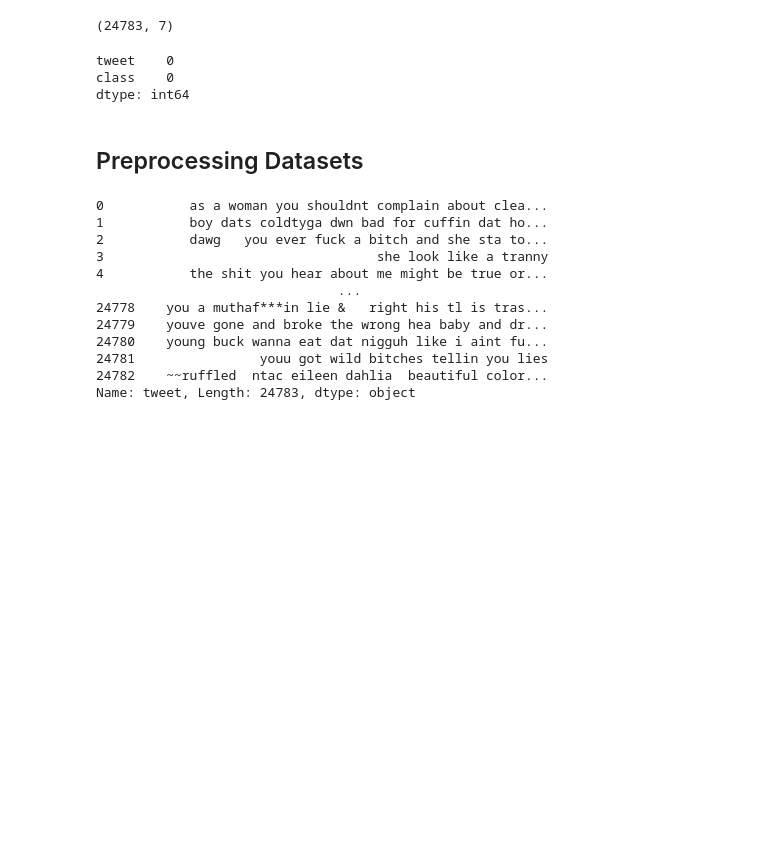
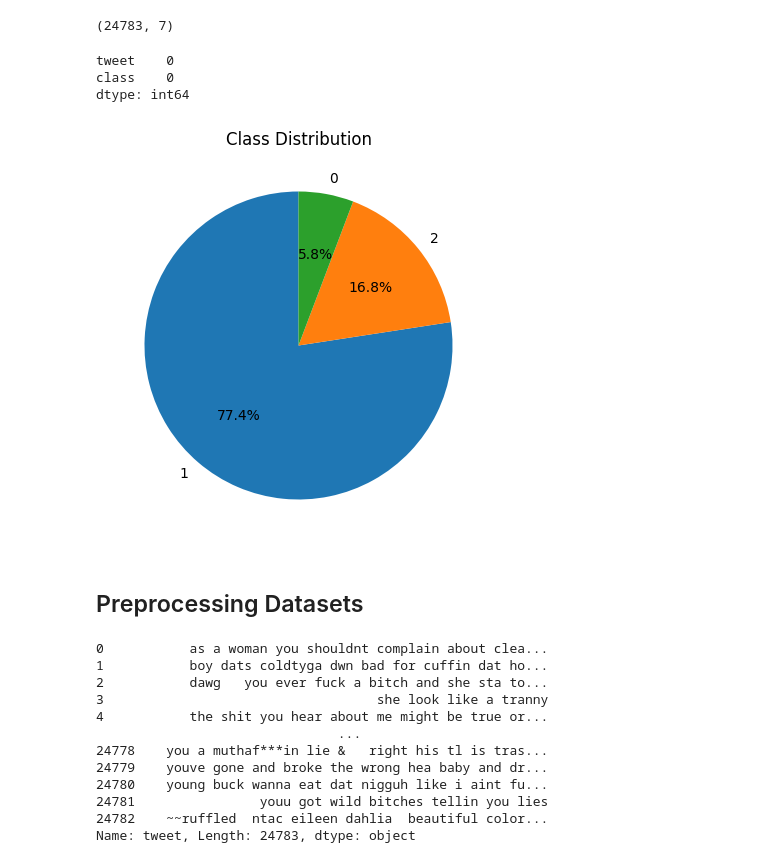
Before and after one commit to LuluW8071/Text-Sentiment-Analysis, a Jupyter notebook: Hate_Speech_Detection.ipynb, the cells around one changed output. Cells and saved outputs as stored; diff of their text form; code cells hidden in the pictures; blank space fills up the shorter version.

```diff
--- a/Hate_Speech_Detection.ipynb
+++ b/Hate_Speech_Detection.ipynb
@@ -31,6 +32,16 @@ print(df.isnull().sum())
 tweet    0
 class    0
 dtype: int64
+# %%
+class_counts = df['class'].value_counts()
+
+# Plot a pie chart
+plt.figure(figsize=(5, 5))
+plt.pie(class_counts, labels=class_counts.index, autopct='%1.1f%%', startangle=90)
+plt.title('Class Distribution')
+plt.show()
+# %% [output]
+[figure, added]
 # %% [markdown]
 ## Preprocessing Datasets
 # %%
```
Also changed, not shown: parts of 12 cells of this notebook.
